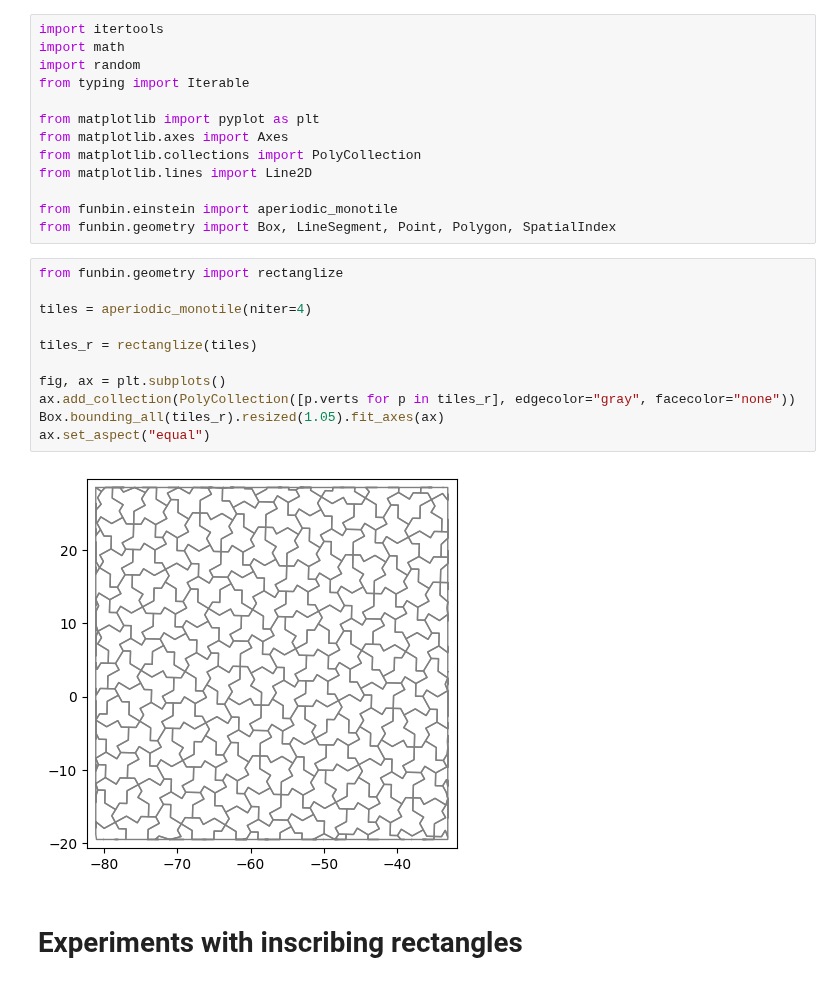
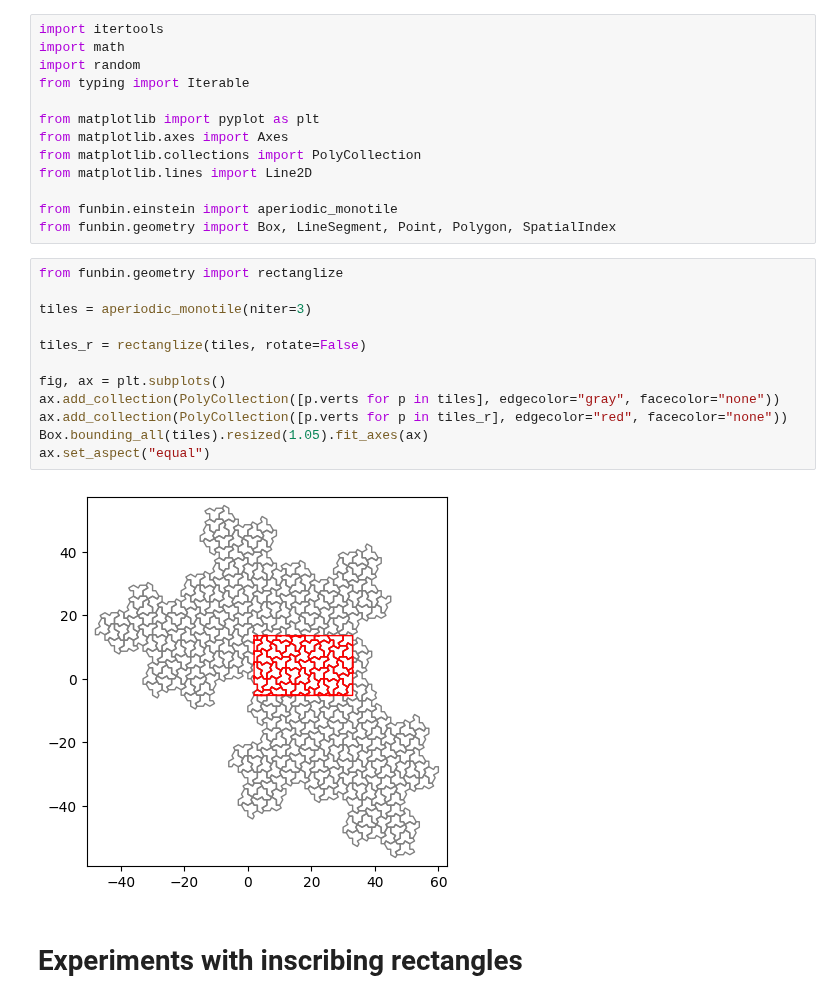
Before and after one commit to nj-vs-vh/funbin, a Jupyter notebook: scripts/inscribing_rect.ipynb, the cells around one changed output. Cells and saved outputs as stored; diff of their text form.

```diff
--- a/scripts/inscribing_rect.ipynb
+++ b/scripts/inscribing_rect.ipynb
@@ -18,16 +18,17 @@ from funbin.geometry import Box, LineSegment, Point, Polygon, SpatialIndex
 # %%
 from funbin.geometry import rectanglize
 
-tiles = aperiodic_monotile(niter=4)
+tiles = aperiodic_monotile(niter=3)
 
-tiles_r = rectanglize(tiles)
+tiles_r = rectanglize(tiles, rotate=False)
 
 fig, ax = plt.subplots()
-ax.add_collection(PolyCollection([p.verts for p in tiles_r], edgecolor="gray", facecolor="none"))
-Box.bounding_all(tiles_r).resized(1.05).fit_axes(ax)
+ax.add_collection(PolyCollection([p.verts for p in tiles], edgecolor="gray", facecolor="none"))
+ax.add_collection(PolyCollection([p.verts for p in tiles_r], edgecolor="red", facecolor="none"))
+Box.bounding_all(tiles).resized(1.05).fit_axes(ax)
 ax.set_aspect("equal")
 # %% [output]
-[figure, old version]
+[figure, new version]
 # %% [markdown]
 # Experiments with inscribing rectangles
 # %%
```
Also changed, not shown: 1 other file.
